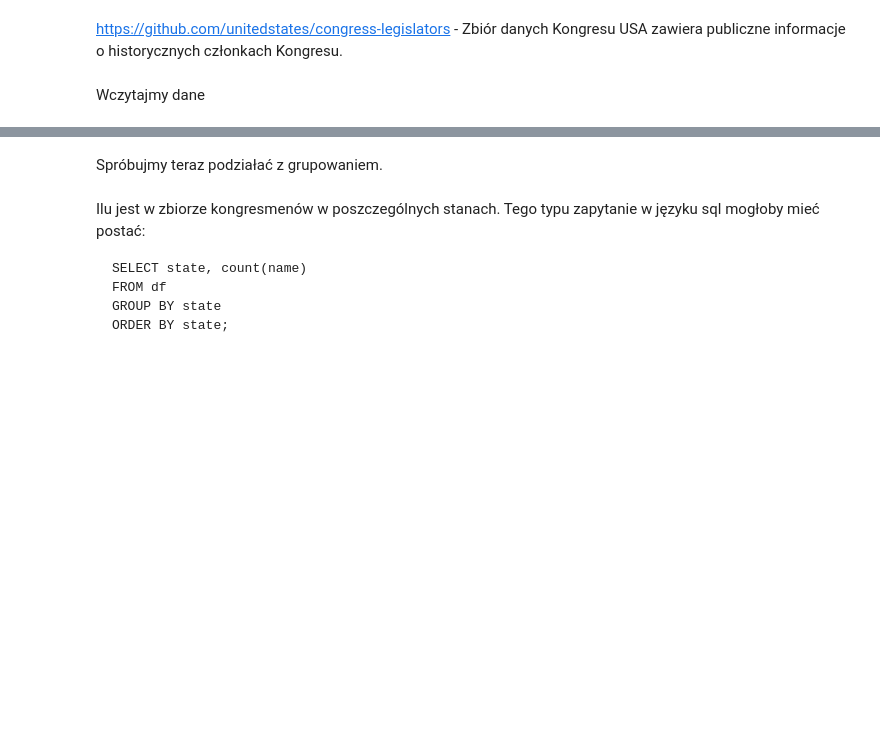
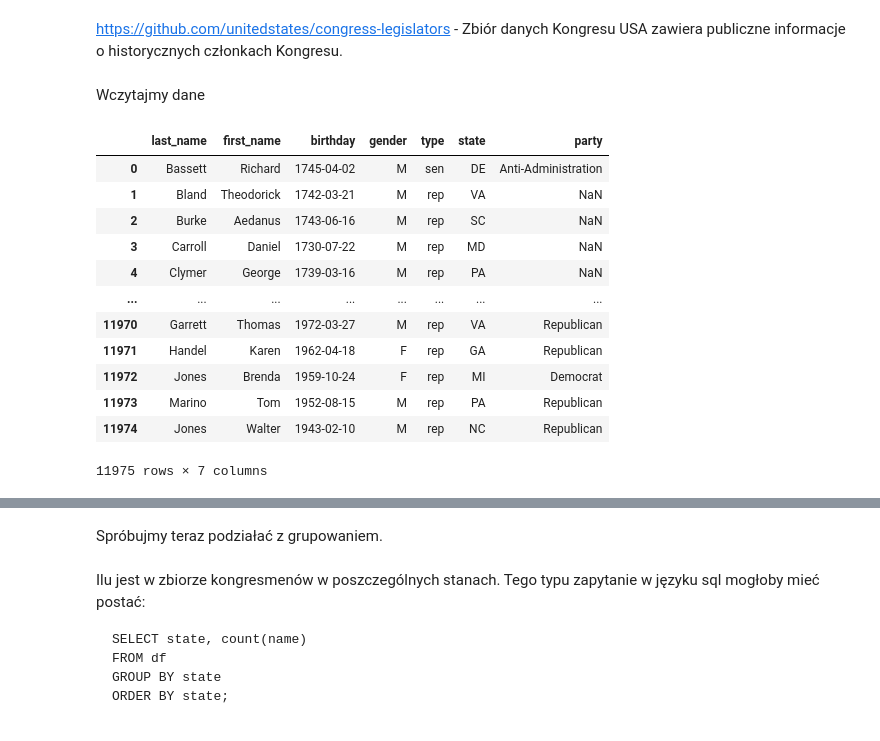
Before and after one commit to krzpiszcz/pandas_14_09_2024, a Jupyter notebook: 05 groupowanie.ipynb, the cells around one changed output, grey strips where cells are left out. Cells and saved outputs as stored; diff of their text form; code cells hidden in the pictures; blank space fills up the shorter version.

```diff
--- a/05 groupowanie.ipynb
+++ b/05 groupowanie.ipynb
@@ -9,4 +9,33 @@ Wczytajmy dane
 # %%
 # pandas_legislators.py
 import pandas as pd
-...
+
+cols = ["first_name", "last_name", 'type', 'state', 'party', 'gender', 'birthday']
+
+df = pd.read_csv(
+    'data/legislators-historical.csv',
+    usecols=cols,
+    parse_dates=['birthday'],
+    dtype={
+        "state": "category",
+        "type": "category",
+        "party": "category",
+        "gender": "category",
+        "first_name": "category"
+    }
+)
+df
+# %% [output]
+|  | last_name | first_name | birthday | gender | type | state | party |
+| 0 | Bassett | Richard | 1745-04-02 | M | sen | DE | Anti-Administration |
+| 1 | Bland | Theodorick | 1742-03-21 | M | rep | VA | NaN |
+| 2 | Burke | Aedanus | 1743-06-16 | M | rep | SC | NaN |
+| 3 | Carroll | Daniel | 1730-07-22 | M | rep | MD | NaN |
+| 4 | Clymer | George | 1739-03-16 | M | rep | PA | NaN |
+| ... | ... | ... | ... | ... | ... | ... | ... |
+| 11970 | Garrett | Thomas | 1972-03-27 | M | rep | VA | Republican |
+| 11971 | Handel | Karen | 1962-04-18 | F | rep | GA | Republican |
+| 11972 | Jones | Brenda | 1959-10-24 | F | rep | MI | Democrat |
+| 11973 | Marino | Tom | 1952-08-15 | M | rep | PA | Republican |
+| 11974 | Jones | Walter | 1943-02-10 | M | rep | NC | Republican |
+11975 rows × 7 columns
```
Also changed, not shown: parts of 15 cells of this notebook, 2 other files.
